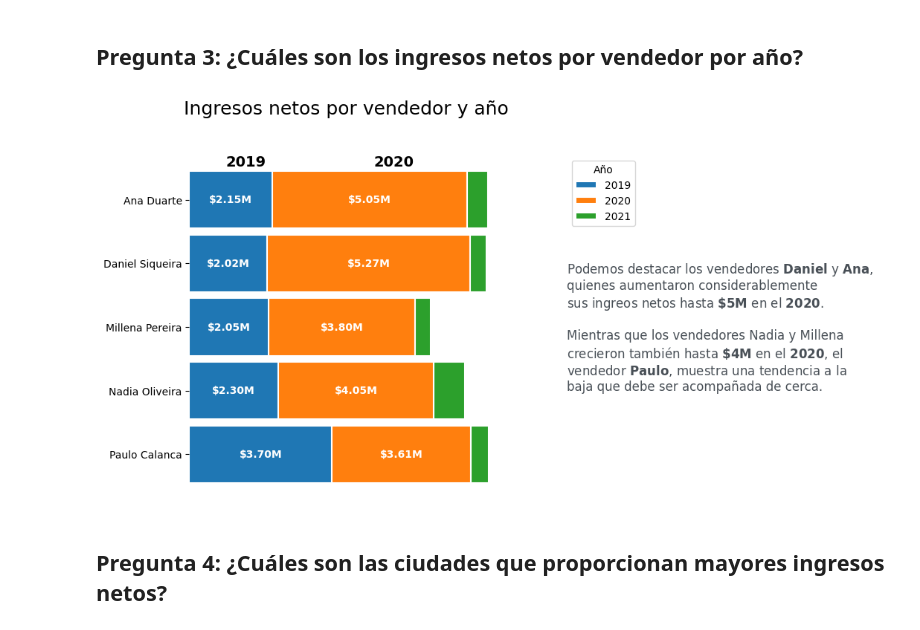
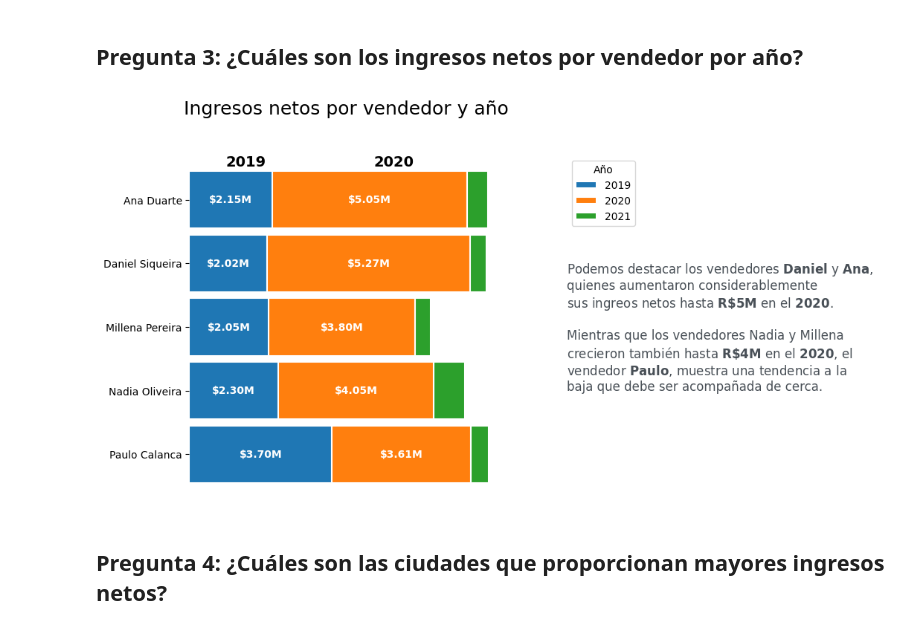
Before and after one commit to GabrielChavezC/Store_Sales_Analysis_SQL, a Jupyter notebook: Store_Sales_Analysis_SQL.ipynb, the cells around one changed output. Saved outputs shown, nothing was run; the diff lists cells and outputs as text; code cells hidden in the pictures.

```diff
--- a/Store_Sales_Analysis_SQL.ipynb
+++ b/Store_Sales_Analysis_SQL.ipynb
@@ -568,21 +585,4 @@ df2=pd.read_sql(sql=text(query),con=database.connect())
 # %%
-#Convertimos las fechas a datetime
-
-df2['fecha_compra'] = pd.to_datetime(df2['fecha_compra'])
-
-# Definir la consulta SQL para obtener las marcas más vendidas en el día específico
-query_marcas = """
-    SELECT marca, SUM(cantidad * precio) AS ventas_totales
-    FROM itens_pedidos ip
-    INNER JOIN productos p ON ip.producto_id = p.producto_id
-    INNER JOIN pedidos ped ON ip.pedido_id = ped.pedido_id
-    WHERE strftime('%Y-%m-%d', ped.fecha_compra) = '2019-11-24'
-    GROUP BY marca
-    ORDER BY ventas_totales DESC;
-"""
-# Ejecutar la consulta SQL y guardar el resultado en un DataFrame
-df_marcas = pd.read_sql_query(query_marcas, database)
-
 
 # Tomar las primeras 5 marcas y sumar el resto de las ventas
 top_5_marcas = df_marcas.head(5)
@@ -632,11 +632,11 @@ y_limits = ax.get_ylim()
 
 conclusion_text=(
     "El ánalisis de los ingresos históricos\n"
-    "muestra un valor promedio de  $\\bf{\\$80\\ mil}$ \n"
+    "muestra un valor promedio de  $\\bf{R \\$80\\ mil}$ \n"
     "de ingreos netos diarios desde el $\\bf{2020}$ \n\n"
     "También podemos visualizar en el histórico \n"
    "que el día $\\bf{24\\ Nov\\ del\\ 2019}$,se reportó\n"
-    "un ingreso neto de  $\\bf{\\$280\\ mil}.$ "
+    "un ingreso neto de  $\\bf{R \\$280\\ mil}.$ "
 
 )
 
@@ -1039,39 +1096,39 @@ def plot_stacked_barh(data, category_names):
     conclusion_text=(
     "Podemos destacar los vendedores $\\bf{Daniel}$ y $\\bf{Ana}$,\n"
     "quienes aumentaron considerablemente\n"
-    "sus ingreos netos hasta $\\bf{\\$5M}$ en el $\\bf{2020}$.\n\n"
+    "sus ingreos netos hasta $\\bf{R \\$5M}$ en el $\\bf{2020}$.\n\n"
 
     "Mientras que los vendedores Nadia y Millena\n"
-    "crecieron también hasta $\\bf{\\$4M}$ en el $\\bf{2020}$, el\n"
+    "crecieron también hasta $\\bf{R \\$4M}$ en el $\\bf{2020}$, el\n"
     "vendedor $\\bf{Paulo}$, muestra una tendencia a la\n"
     "baja que debe ser acompañada de cerca."
 
     )
 
     ax2.text( 0,0.5,conclusion_text,fontsize=12,color='#495057',va='center',ha='left')
     ax2.axis('off')
 
     # Espacio para comentarios
 
 
 
 
     # Crear leyenda para el segundo subplot
     handles, labels = ax1.get_legend_handles_labels()
     ax2.legend(handles, labels, loc='upper left', title='Año')
     ax1.get_legend().remove()  # Remover leyenda
 
     # Agregar texto "2019" y "2020" en negrita encima del gráfico
     ax1.text(0.18, 0.98, '2019', ha='center', va='center', fontsize=14, fontweight='bold', transform=ax1.transAxes)
     ax1.text(0.65, 0.98, '2020', ha='center', va='center', fontsize=14, fontweight='bold', transform=ax1.transAxes)
 
 
     return fig, (ax1, ax2)
 
 plot_stacked_barh(df3, ["2019", "2020", "2021"])
 plt.show()
 # %% [output]
-[figure, old version]
+[figure, new version]
 # %% [markdown]
 ## **Pregunta 4: ¿Cuáles son las ciudades que proporcionan mayores ingresos netos?**
 # %%
```
Also changed, not shown: parts of 10 cells of this notebook.
